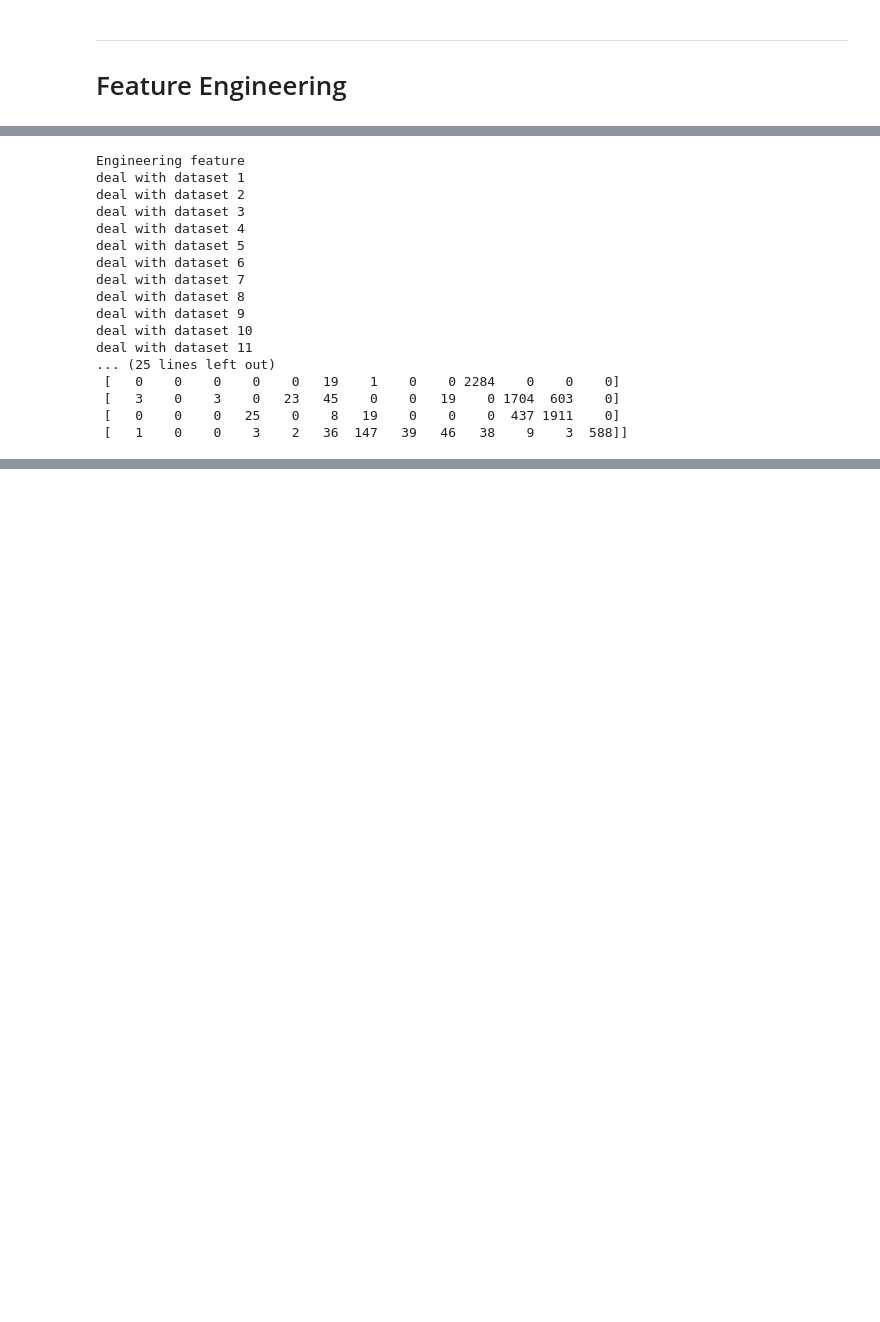
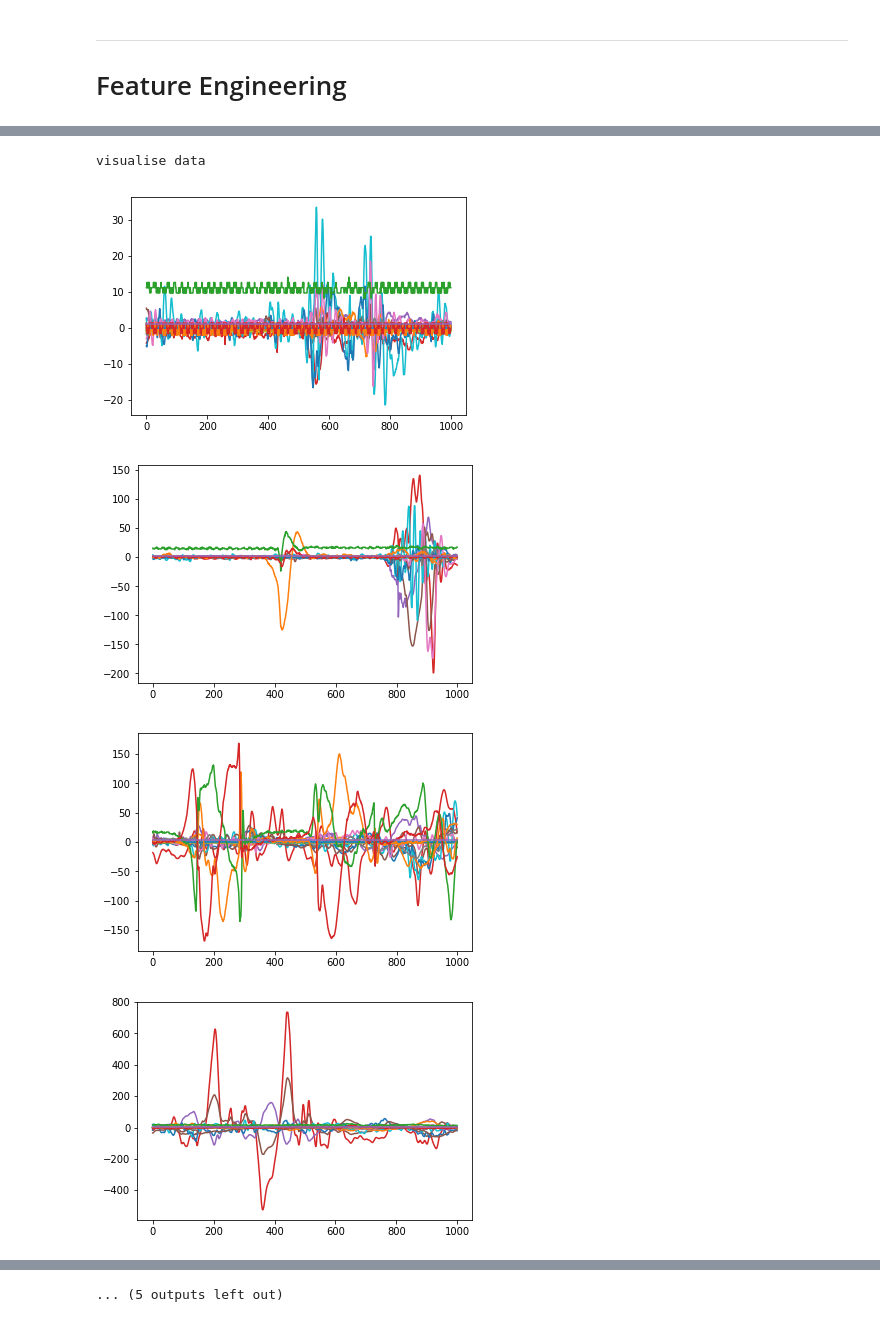
Before and after one commit to caiovsk/COMP255_A1, a Jupyter notebook: COMP255-A1.ipynb, the cells around one changed output, grey strips where cells are left out. Drawn from its saved outputs; the diff is of its cells as text; code cells hidden in the pictures; blank space fills up the shorter version.

```diff
--- a/COMP255-A1.ipynb
+++ b/COMP255-A1.ipynb
@@ -195,29 +197,15 @@ def modelEvaluation():
     print('Accuracy: ', accuracy_score(y_test, y_pred))
     print(confusion_matrix(y_test, y_pred))
 # %%
-#     print("visualise data")
-#     visualisation()
-#     print("noise removed")
-#     removeNoise()
+print("visualise data")
+visualisation()
+print("noise removed from ankle Accelerometer")
+removeNoise()
 print("Engineering feature")
 featureEngineering()
-print("Final Model")
-modelEvaluation()
 # %% [output]
-Engineering feature
-deal with dataset 1
-deal with dataset 2
-deal with dataset 3
-deal with dataset 4
-deal with dataset 5
-deal with dataset 6
-deal with dataset 7
-deal with dataset 8
-deal with dataset 9
-deal with dataset 10
-deal with dataset 11
-... (25 lines left out)
- [   0    0    0    0    0   19    1    0    0 2284    0    0    0]
- [   3    0    3    0   23   45    0    0   19    0 1704  603    0]
- [   0    0    0   25    0    8   19    0    0    0  437 1911    0]
- [   1    0    0    3    2   36  147   39   46   38    9    3  588]]
+visualise data
+[figure, added]
+[figure, added]
+[figure, added]
+[figure, added]
@@ -223,0 +219 @@ deal with dataset 11
+... (5 outputs left out)
```
Also changed, not shown: parts of 5 cells of this notebook.
